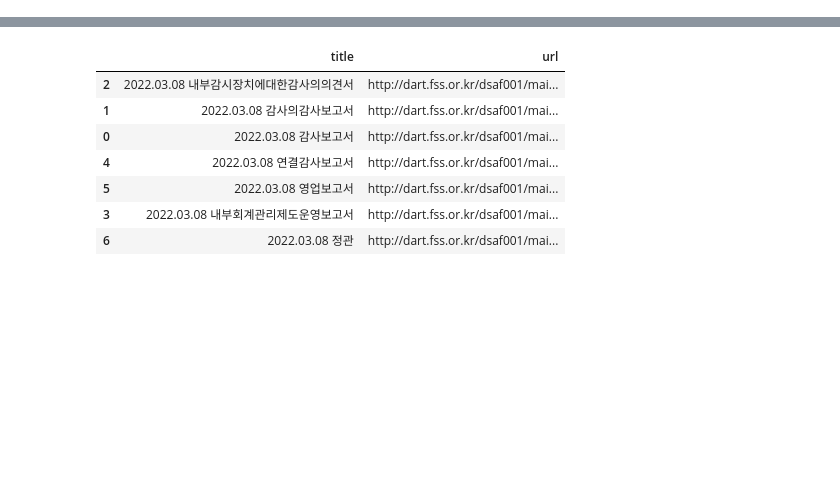
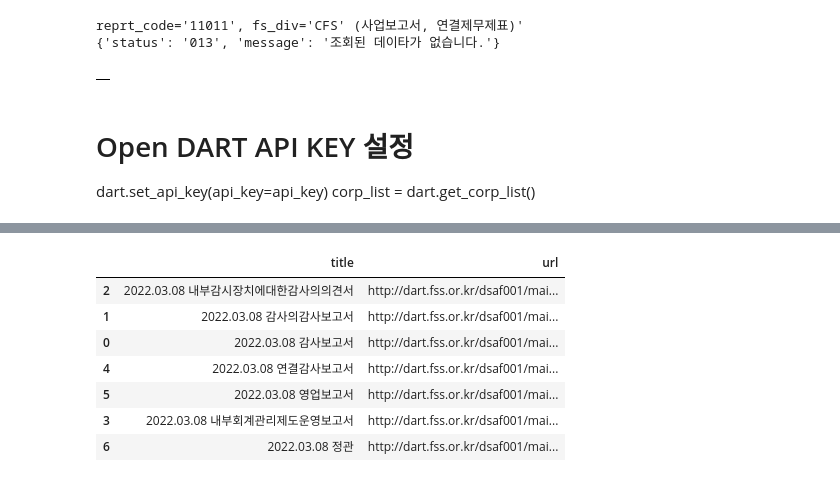
Before and after one commit to reejungkim/OpenAPI_Ministry_of_land, a Jupyter notebook: dart.ipynb, the cells around one changed output, grey strips where cells are left out. Drawn from its saved outputs; the diff is of its cells as text; code cells hidden in the pictures; blank space fills up the shorter version.

```diff
--- a/dart.ipynb
+++ b/dart.ipynb
@@ -13,0 +14,6 @@ df = dart.list('강원에너지', start='2015')
+# %%
+dart.finstate_all(corp='00502410', bsns_year=2021)
+# %% [output]
+reprt_code='11011', fs_div='CFS' (사업보고서, 연결제무제표)'
+{'status': '013', 'message': '조회된 데이타가 없습니다.'}
+|  |
@@ -14,3 +23,7 @@ df = dart.list('강원에너지', start='2015')
+# %% [markdown]
+# Open DART API KEY 설정
+dart.set_api_key(api_key=api_key)
+corp_list = dart.get_corp_list()
 # %%
 df.loc[df.report_nm.str.contains('사업보고서')]
 # %%
```
Also changed, not shown: parts of 7 cells of this notebook, 7 other files.
